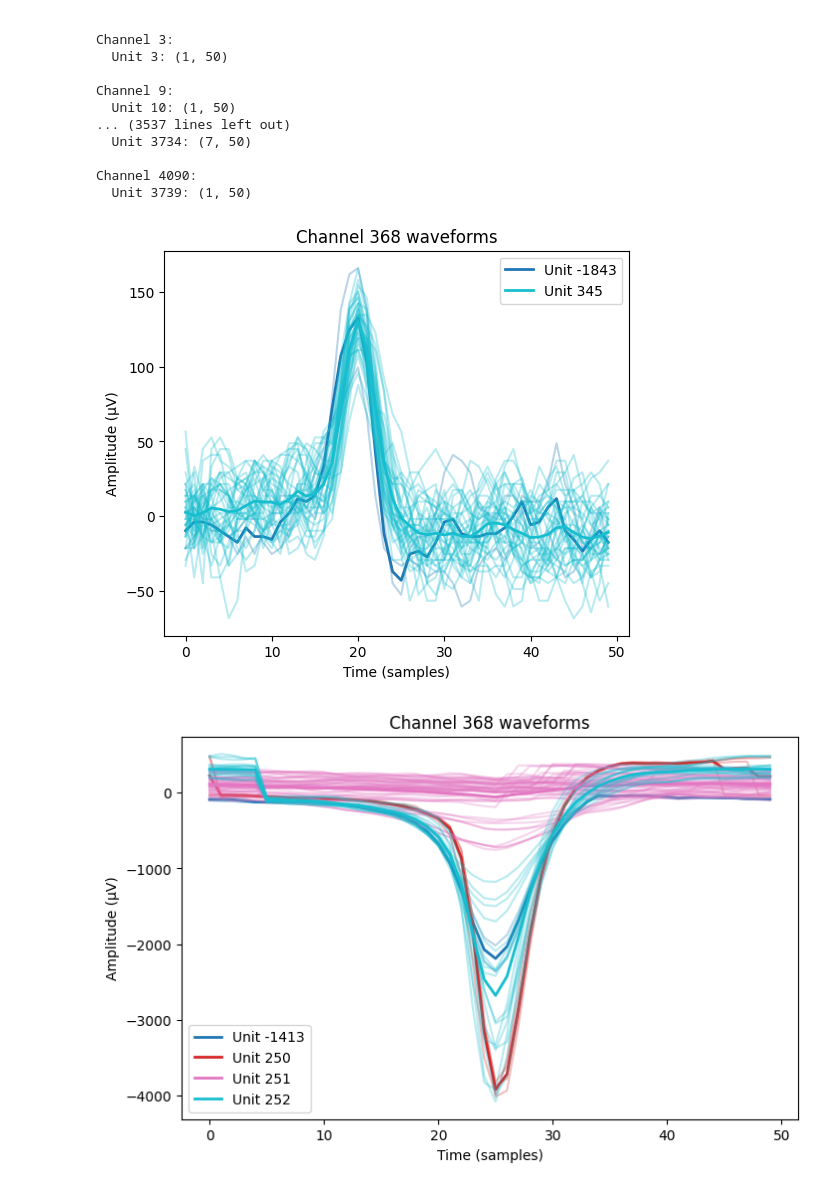
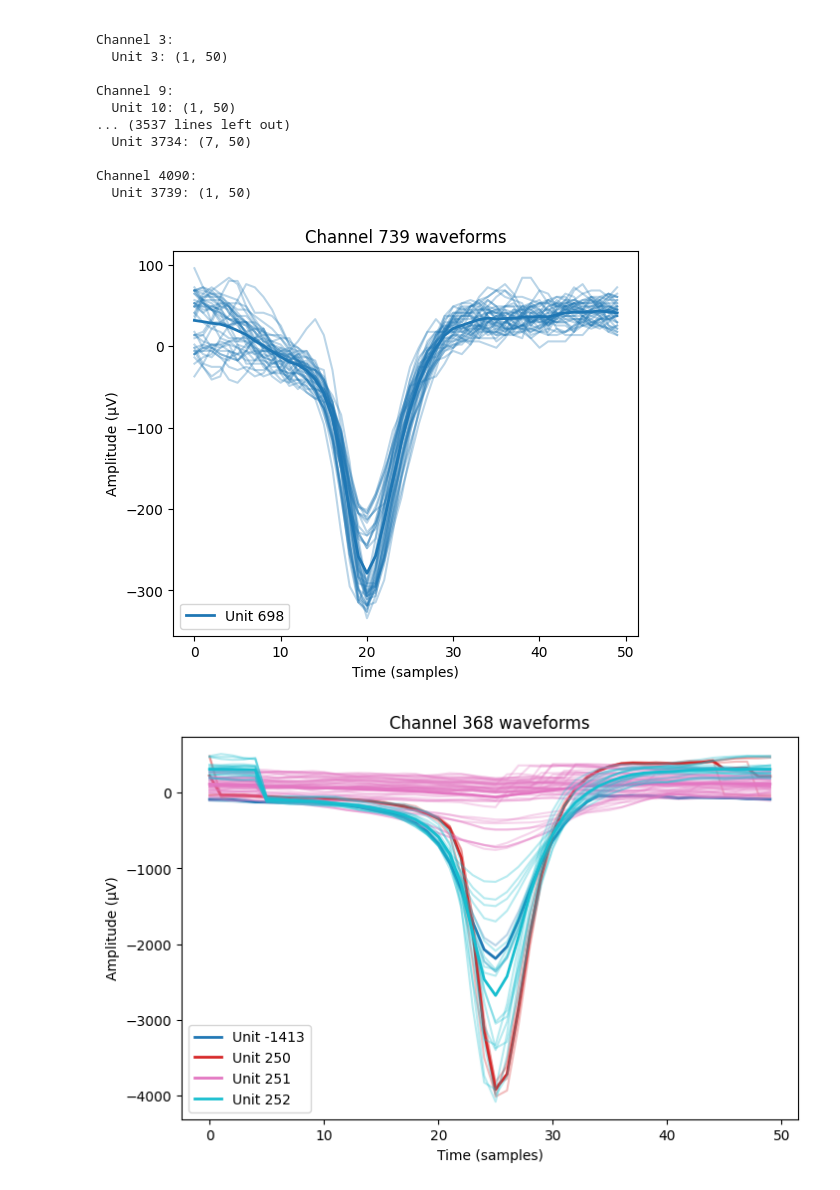
Before and after one commit to aitanavsGithub/MasterThesis, a Jupyter notebook: code/scrap8.ipynb, the cells around one changed output. Saved outputs shown, nothing was run; the diff lists cells and outputs as text; code cells hidden in the pictures.

```diff
--- a/code/scrap8.ipynb
+++ b/code/scrap8.ipynb
@@ -120,33 +120,33 @@ Channel 4090:
 # %%
 import matplotlib.pyplot as plt
 import numpy as np
 
-ch_to_plot = 368  # change to your channel    282, 291, 739 are good
+ch_to_plot = 739  # change to your channel    282, 291, 739 are good
 
 units = result[ch_to_plot]
 
 plt.figure(figsize=(6, 5))
 
 # create one color per unit
 colors = plt.cm.tab10(np.linspace(0, 1, len(units)))
 
 for (u, wf), color in zip(units.items(), colors):
     # wf shape: (n_spikes, waveformLength)
 
     for w in wf:
         plt.plot(w, color=color, alpha=0.3)
 
     # optional: plot mean waveform thicker
     mean_wf = wf.mean(axis=0)
     plt.plot(mean_wf, color=color, linewidth=2, label=f"Unit {u}")
 
 plt.title(f"Channel {ch_to_plot} waveforms")
 plt.xlabel("Time (samples)")
 plt.ylabel("Amplitude (µV)")
 plt.legend()
 plt.show()
 # %% [output]
-[figure, old version]
+[figure, new version]
 # %%
 def align_to_negative_peak(waveforms, target_idx=None):
     """
```
Also changed, not shown: 18 other files.
